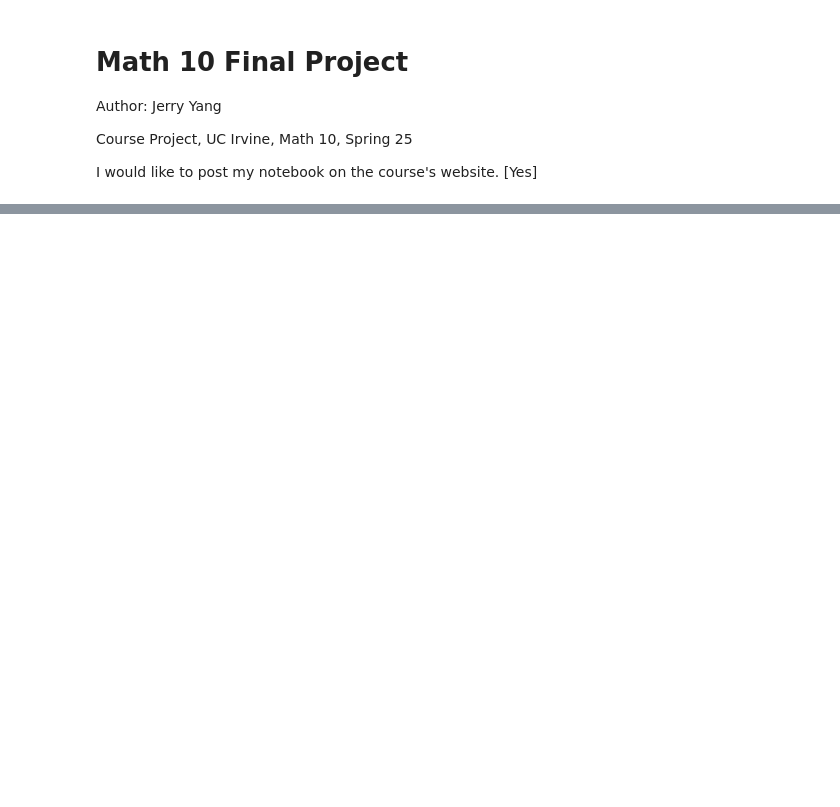
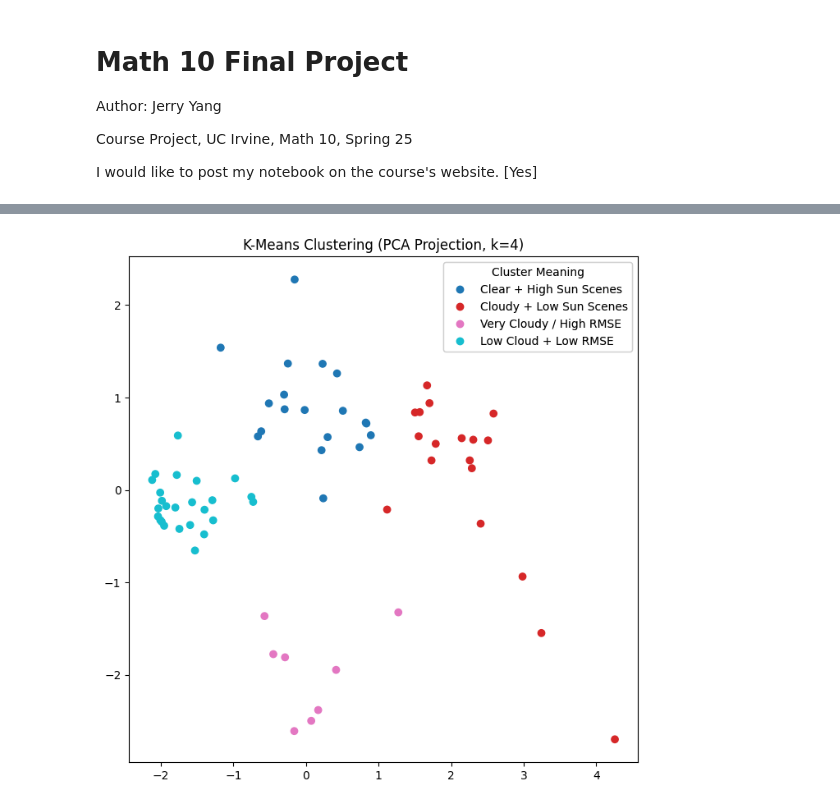
Before and after one commit to Jerry4232/Math10-Final-Project, a Jupyter notebook: submission.ipynb, the cells around one changed output, grey strips where cells are left out. Cells and saved outputs as stored; diff of their text form; code cells hidden in the pictures; blank space fills up the shorter version.

```diff
--- a/submission.ipynb
+++ b/submission.ipynb
@@ -58,0 +212,44 @@ df_numeric
+# %%
+# Group the satellite data using k-mean and PCA
+
+cluster_features = [
+    "Scene Cloud Cover L1",
+    "Land Cloud Cover",
+    "Sun Elevation L0RA",
+    "Geometric RMSE Model"
+]
+cluster_df = df_selected[cluster_features].dropna()
+
+# K-Means clustering
+K_clusters = 4
+scaler = StandardScaler()
+scaled_data = scaler.fit_transform(cluster_df)
+kmeans = KMeans(n_clusters=K_clusters, random_state=42)
+cluster_labels = kmeans.fit_predict(scaled_data)
+
+# PCA visualization
+pca = PCA(n_components=2)
+pca_result = pca.fit_transform(scaled_data)
+
+cluster_df["Cluster"] = cluster_labels
+cluster_df["PC1"] = pca_result[:, 0]
+cluster_df["PC2"] = pca_result[:, 1]
+cluster_names = {
+    0: "Clear + High Sun Scenes",
+    1: "Cloudy + Low Sun Scenes",
+    2: "Very Cloudy / High RMSE",
+    3: "Low Cloud + Low RMSE"
+}
+cluster_df["Cluster Label"] = cluster_df["Cluster"].map(cluster_names)
+
+fig, ax = plt.subplots(figsize=(8, 8))
+scatter = ax.scatter(cluster_df["PC1"], cluster_df["PC2"], c=cluster_df["Cluster"], cmap="tab10")
+handles, _ = scatter.legend_elements()
+labels = [cluster_names[i] for i in sorted(cluster_df["Cluster"].unique())]
+legend = ax.legend(handles, labels, title="Cluster Meaning")
+
+ax.add_artist(legend)
+ax.set_title(f"K-Means Clustering (PCA Projection, k={K_clusters})")
+plt.savefig("math10_kmeans_pca_plot.png")
+# %% [output]
+[figure, added]
```
Also changed, not shown: parts of 23 cells of this notebook, 2 other files.
